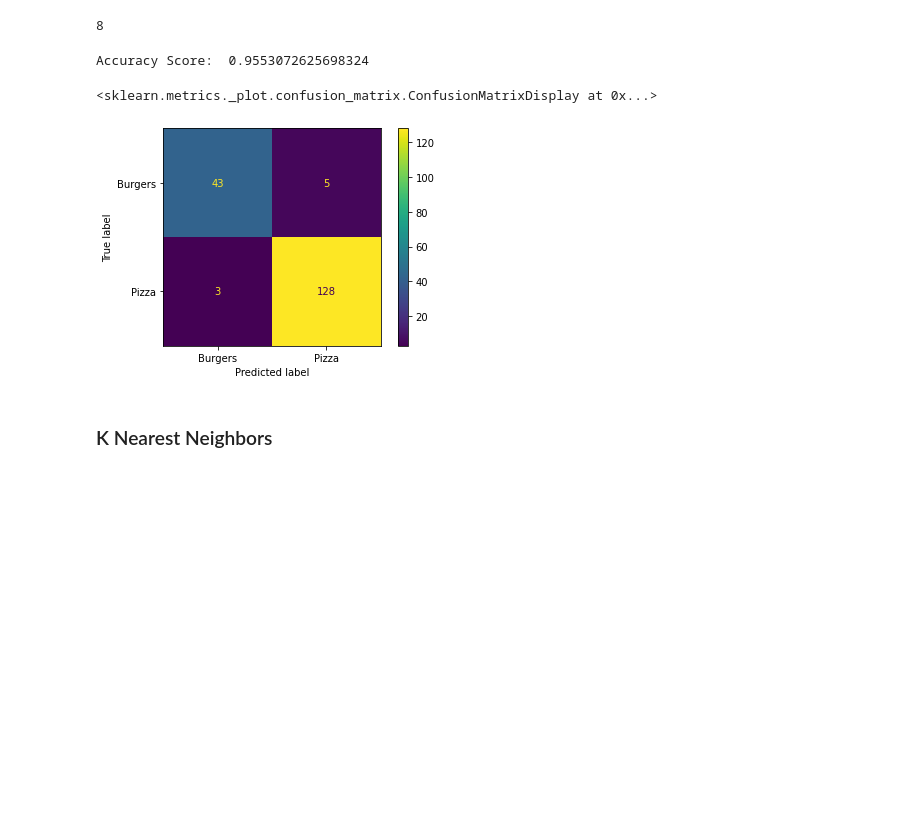
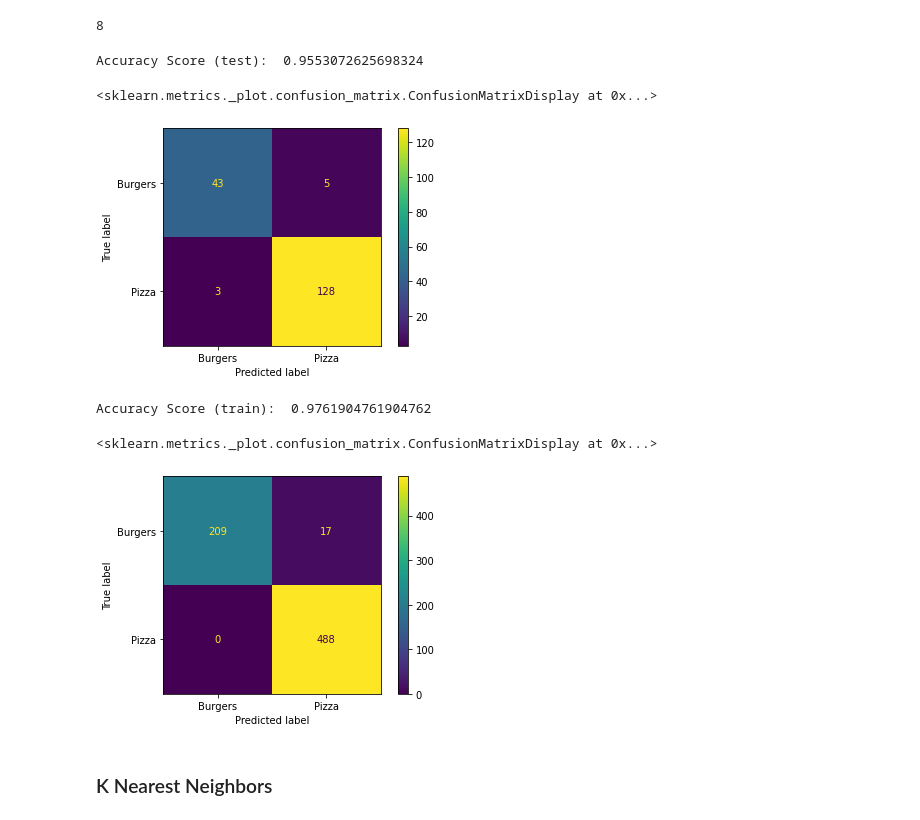
Before and after one commit to danshaub/CPSC392ParlettPelleriti, a Jupyter notebook: ProjectsAndExams/Project2/Project2.ipynb, the cells around one changed output. Drawn from its saved outputs; the diff is of its cells as text; code cells hidden in the pictures; blank space fills up the shorter version.

```diff
--- a/ProjectsAndExams/Project2/Project2.ipynb
+++ b/ProjectsAndExams/Project2/Project2.ipynb
@@ -186,14 +185,25 @@ print(tunedDepth)
 
 tree = DecisionTreeClassifier(random_state = 56465, max_depth=tunedDepth)
 
-tree.fit(X_train,y_train)
+tree.fit(XZ_train,y_train)
 
-print("Accuracy Score:  " + str(accuracy_score(y_test,tree.predict(X_test))))
-plot_confusion_matrix(tree, X_test, y_test)
+#Testing Accuracy
+
+print("Accuracy Score (test):  " + str(accuracy_score(y_test,tree.predict(XZ_test))))
+plot_confusion_matrix(tree, XZ_test, y_test)
 # %% [output]
-Accuracy Score:  0.9553072625698324
+Accuracy Score (test):  0.9553072625698324
 <sklearn.metrics._plot.confusion_matrix.ConfusionMatrixDisplay at 0x...>
 [figure]
+# %%
+#Training Accuracy
+
+print("Accuracy Score (train):  " + str(accuracy_score(y_train,tree.predict(XZ_train))))
+plot_confusion_matrix(tree, XZ_train, y_train)
+# %% [output]
+Accuracy Score (train):  0.9761904761904762
+<sklearn.metrics._plot.confusion_matrix.ConfusionMatrixDisplay at 0x...>
+[figure, added]
 # %% [markdown]
 ### K Nearest Neighbors
 # %%
```
Also changed, not shown: parts of 29 cells of this notebook, 9 other files.
